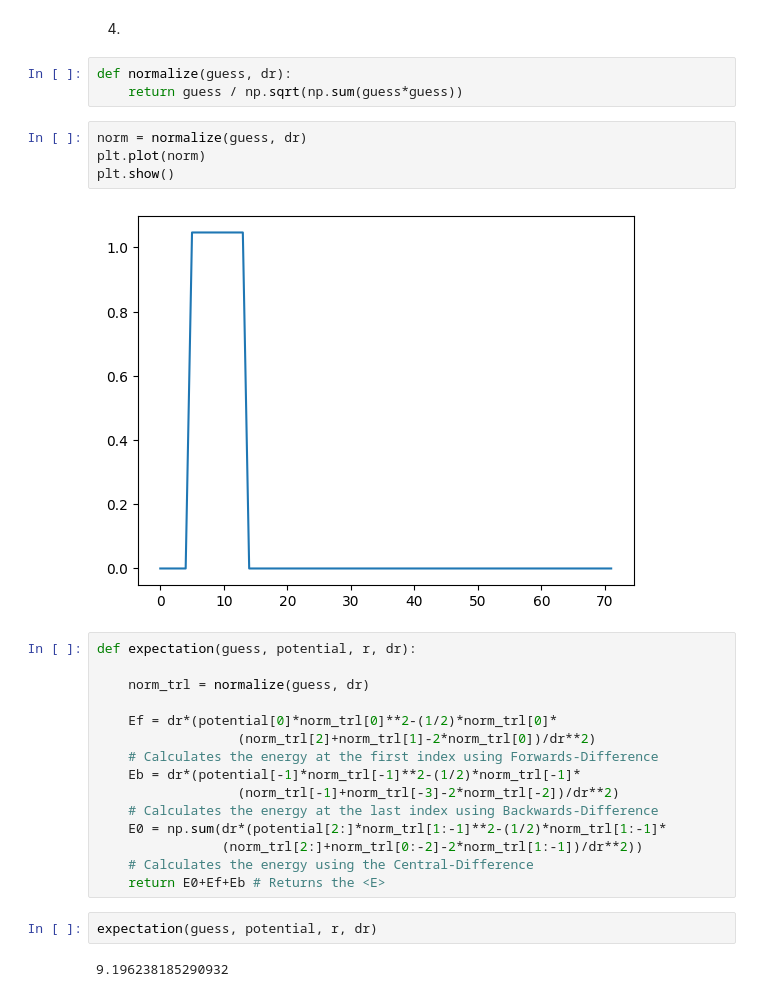
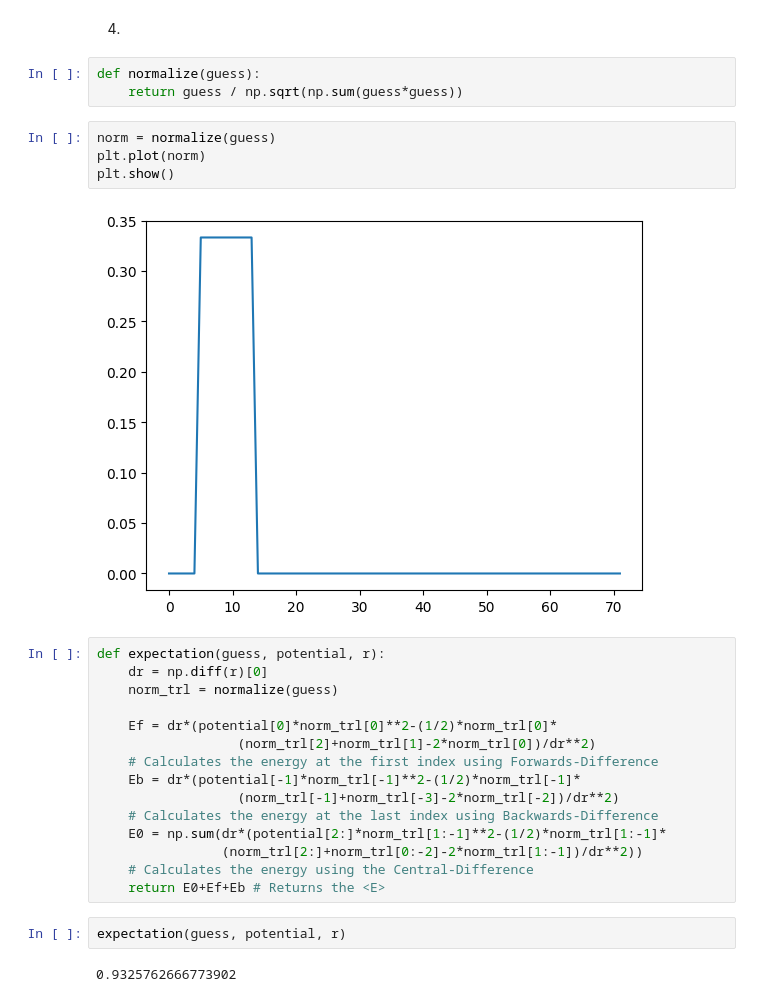
Before and after one commit to trevorolsson/Comp.-Phys.-Projects, a Jupyter notebook: Project 6/project6.ipynb, the cells around one changed output. Drawn from its saved outputs; the diff is of its cells as text.

```diff
--- a/Project 6/project6.ipynb
+++ b/Project 6/project6.ipynb
@@ -113,18 +113,18 @@ plt.show()
 # %% [markdown]
 4.
 # %%
-def normalize(guess, dr):
+def normalize(guess):
     return guess / np.sqrt(np.sum(guess*guess))
 # %%
-norm = normalize(guess, dr)
+norm = normalize(guess)
 plt.plot(norm)
 plt.show()
 # %% [output]
-[figure, old version]
+[figure, new version]
 # %%
-def expectation(guess, potential, r, dr):
-
-    norm_trl = normalize(guess, dr)
+def expectation(guess, potential, r):
+    dr = np.diff(r)[0]
+    norm_trl = normalize(guess)
 
     Ef = dr*(potential[0]*norm_trl[0]**2-(1/2)*norm_trl[0]*
                   (norm_trl[2]+norm_trl[1]-2*norm_trl[0])/dr**2)
@@ -137,8 +137,8 @@ def expectation(guess, potential, r, dr):
     # Calculates the energy using the Central-Difference
     return E0+Ef+Eb # Returns the <E>
 # %%
-expectation(guess, potential, r, dr)
+expectation(guess, potential, r)
 # %% [output]
-9.196238185290932
+0.9325762666773902
 # %%
 def variational(guess, potential, r, evaluations):
```
Also changed, not shown: parts of 4 cells of this notebook.
